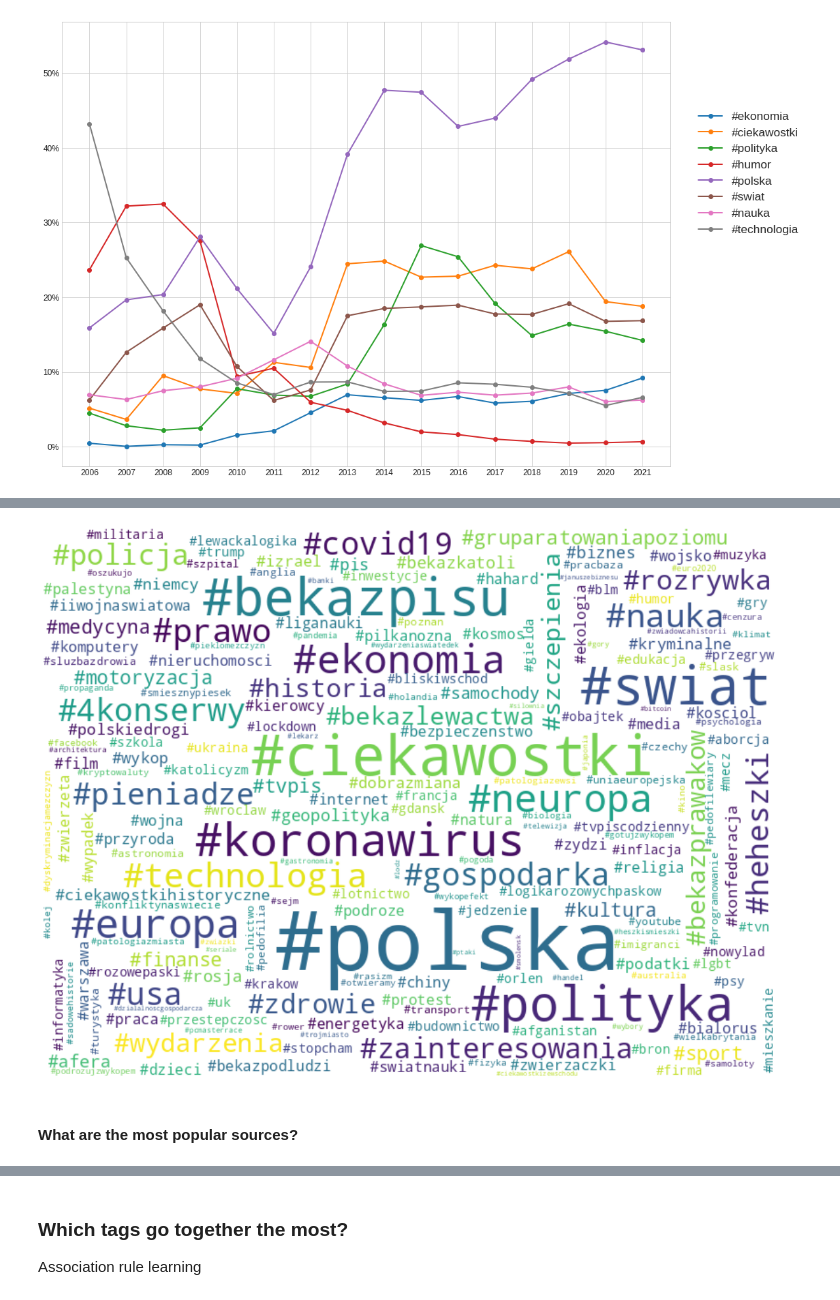
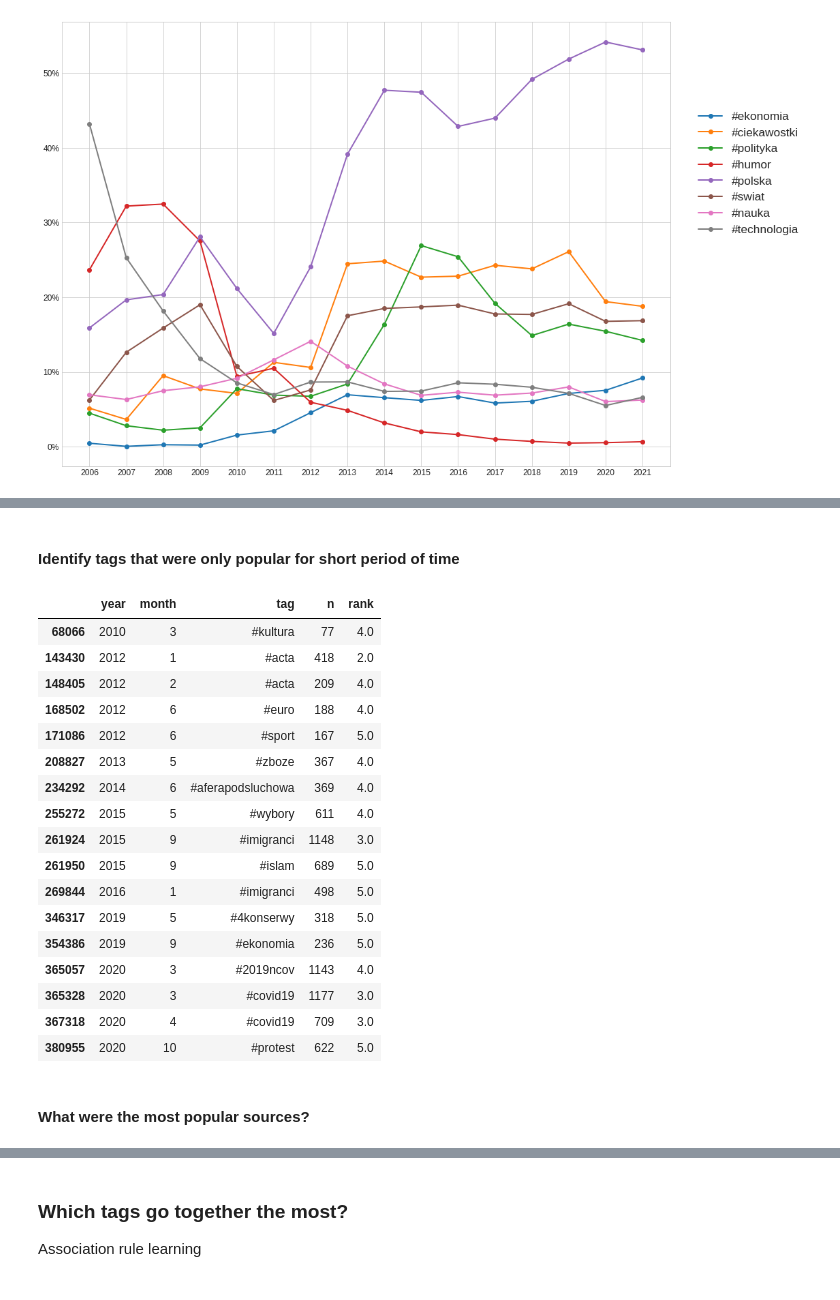
Before and after one commit to dsinaction/wykop-tags, a Jupyter notebook: notebooks/links-analysis.ipynb, the cells around one changed output, grey strips where cells are left out. Cells and saved outputs as stored; diff of their text form; code cells hidden in the pictures.

```diff
--- a/notebooks/links-analysis.ipynb
+++ b/notebooks/links-analysis.ipynb
@@ -283,15 +308,43 @@ tags = [tag for record in df_links[df_links['year'] == 2021].tags for tag in rec
-# %%
-wc3 = WordCloud(max_font_size=90, background_color='white', width=800, height=600) \
-    .generate_from_frequencies(Counter(tags))
-
-plt.figure(figsize=(20, 20))
-plt.imshow(wc3, interpolation="bilinear")
-plt.axis("off")
-plt.show()
-# %% [output]
-[figure, removed]
+# %% [markdown]
+#### Identify tags that were only popular for short period of time
+# %%
+df_tags = df_links[['id', 'year', 'month', 'tags']].explode(['tags']) \
+    .rename(columns={'tags': 'tag'}) \
+    .groupby(['year', 'month', 'tag']) \
+    .agg(n=('id', 'count')) \
+    .reset_index()
+
+df_tags['rank'] = df_tags.groupby(by=['year', 'month'])['n'] \
+    .transform(lambda x: x.rank(method='first', ascending=False))
+
+df_tags = df_tags[(df_tags['rank'] <= 5)]
+# %%
+popular_tags = df_tags.groupby(['tag']).agg(n=('tag', 'count'))\
+    .reset_index() \
+    .query('n <= 2')['tag'].tolist()
+# %%
+df_tags[df_tags['tag'].isin(popular_tags)].sort_values(['year', 'month'])
+# %% [output]
+|  | year | month | tag | n | rank |
+| 68066 | 2010 | 3 | #kultura | 77 | 4.0 |
+| 143430 | 2012 | 1 | #acta | 418 | 2.0 |
+| 148405 | 2012 | 2 | #acta | 209 | 4.0 |
+| 168502 | 2012 | 6 | #euro | 188 | 4.0 |
+| 171086 | 2012 | 6 | #sport | 167 | 5.0 |
+| 208827 | 2013 | 5 | #zboze | 367 | 4.0 |
+| 234292 | 2014 | 6 | #aferapodsluchowa | 369 | 4.0 |
+| 255272 | 2015 | 5 | #wybory | 611 | 4.0 |
+| 261924 | 2015 | 9 | #imigranci | 1148 | 3.0 |
+| 261950 | 2015 | 9 | #islam | 689 | 5.0 |
+| 269844 | 2016 | 1 | #imigranci | 498 | 5.0 |
+| 346317 | 2019 | 5 | #4konserwy | 318 | 5.0 |
+| 354386 | 2019 | 9 | #ekonomia | 236 | 5.0 |
+| 365057 | 2020 | 3 | #2019ncov | 1143 | 4.0 |
+| 365328 | 2020 | 3 | #covid19 | 1177 | 3.0 |
+| 367318 | 2020 | 4 | #covid19 | 709 | 3.0 |
+| 380955 | 2020 | 10 | #protest | 622 | 5.0 |
 # %% [markdown]
-#### What are the most popular sources?
+#### What were the most popular sources?
 # %%
 from urllib.parse import urlparse
 
```
Also changed, not shown: parts of 33 cells of this notebook, 6 other files.
